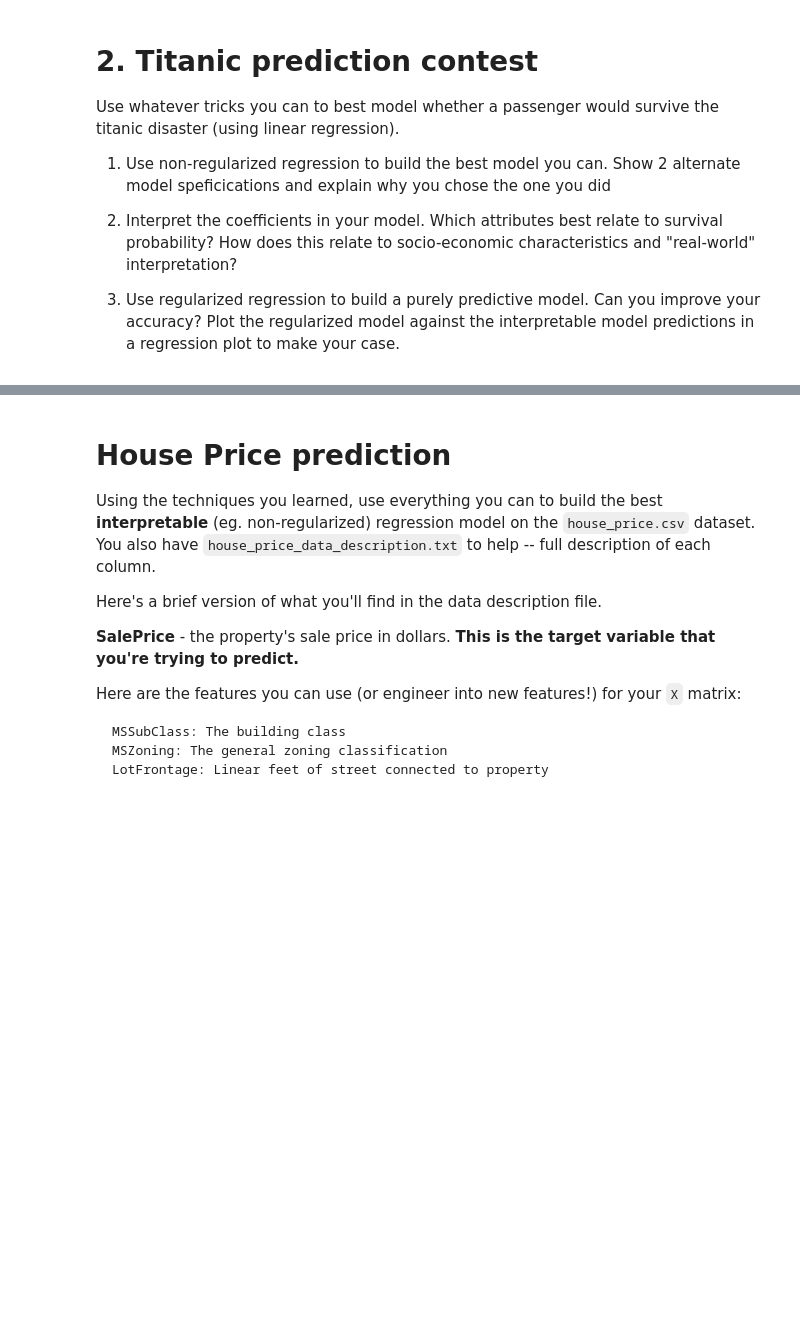
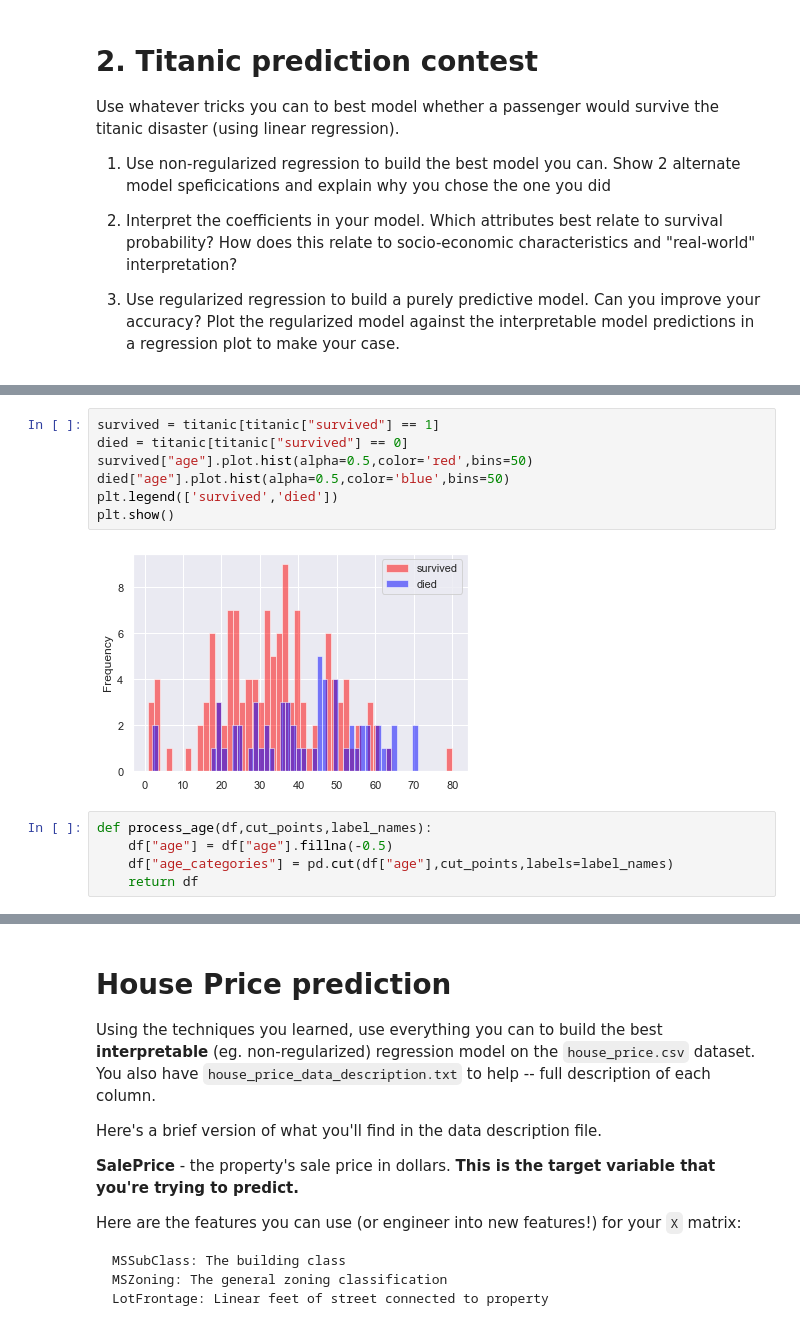
Before and after one commit to cb-ds-1/m3-3-engineering-regression, a Jupyter notebook: workshop.ipynb, the cells around one changed output, grey strips where cells are left out. Saved outputs shown, nothing was run; the diff lists cells and outputs as text; blank space fills up the shorter version.

```diff
--- a/workshop.ipynb
+++ b/workshop.ipynb
@@ -20,0 +235,14 @@ Use whatever tricks you can to best model whether a passenger would survive the
+# %%
+survived = titanic[titanic["survived"] == 1]
+died = titanic[titanic["survived"] == 0]
+survived["age"].plot.hist(alpha=0.5,color='red',bins=50)
+died["age"].plot.hist(alpha=0.5,color='blue',bins=50)
+plt.legend(['survived','died'])
+plt.show()
+# %% [output]
+[figure, added]
+# %%
+def process_age(df,cut_points,label_names):
+    df["age"] = df["age"].fillna(-0.5)
+    df["age_categories"] = pd.cut(df["age"],cut_points,labels=label_names)
+    return df
```
Also changed, not shown: parts of 53 cells of this notebook.
